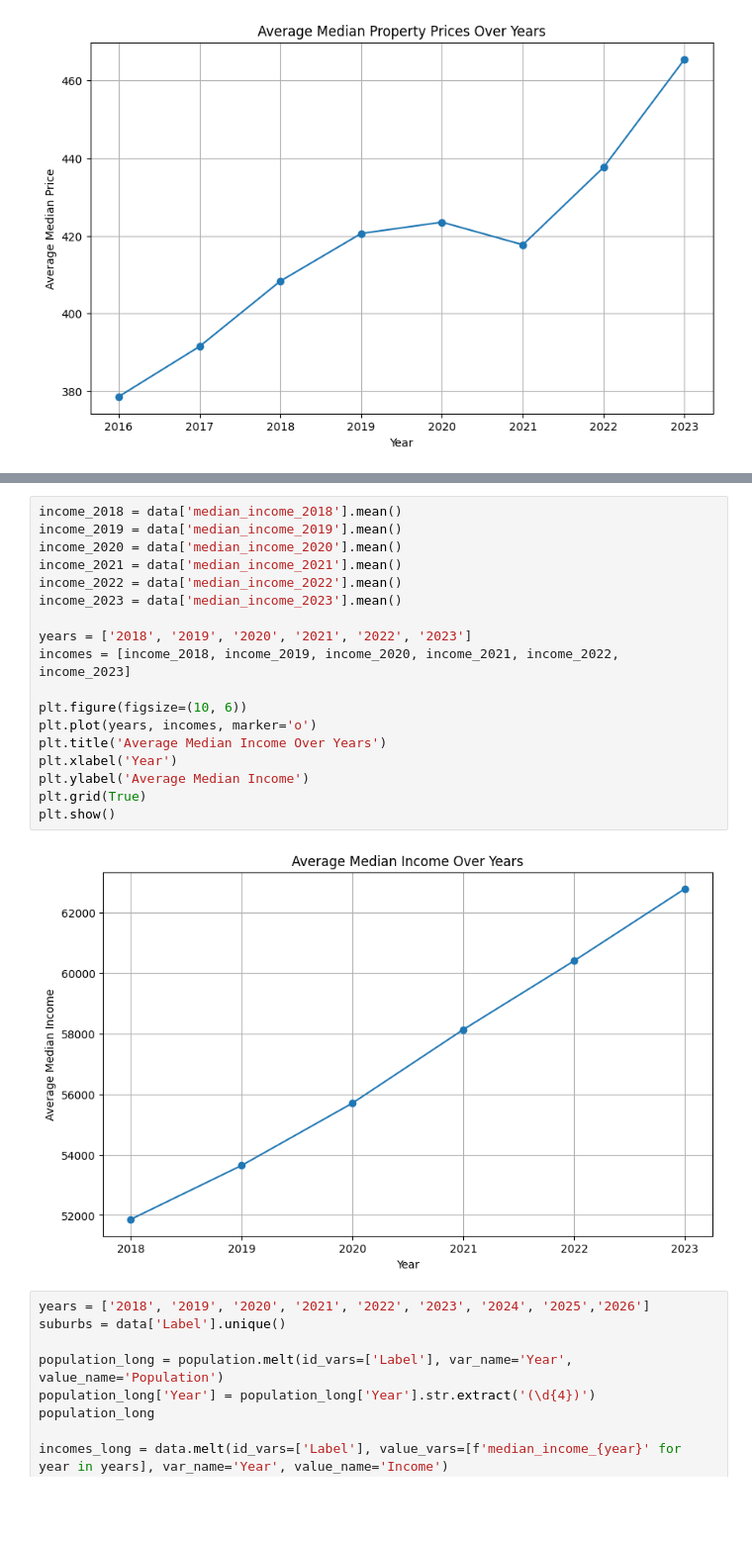
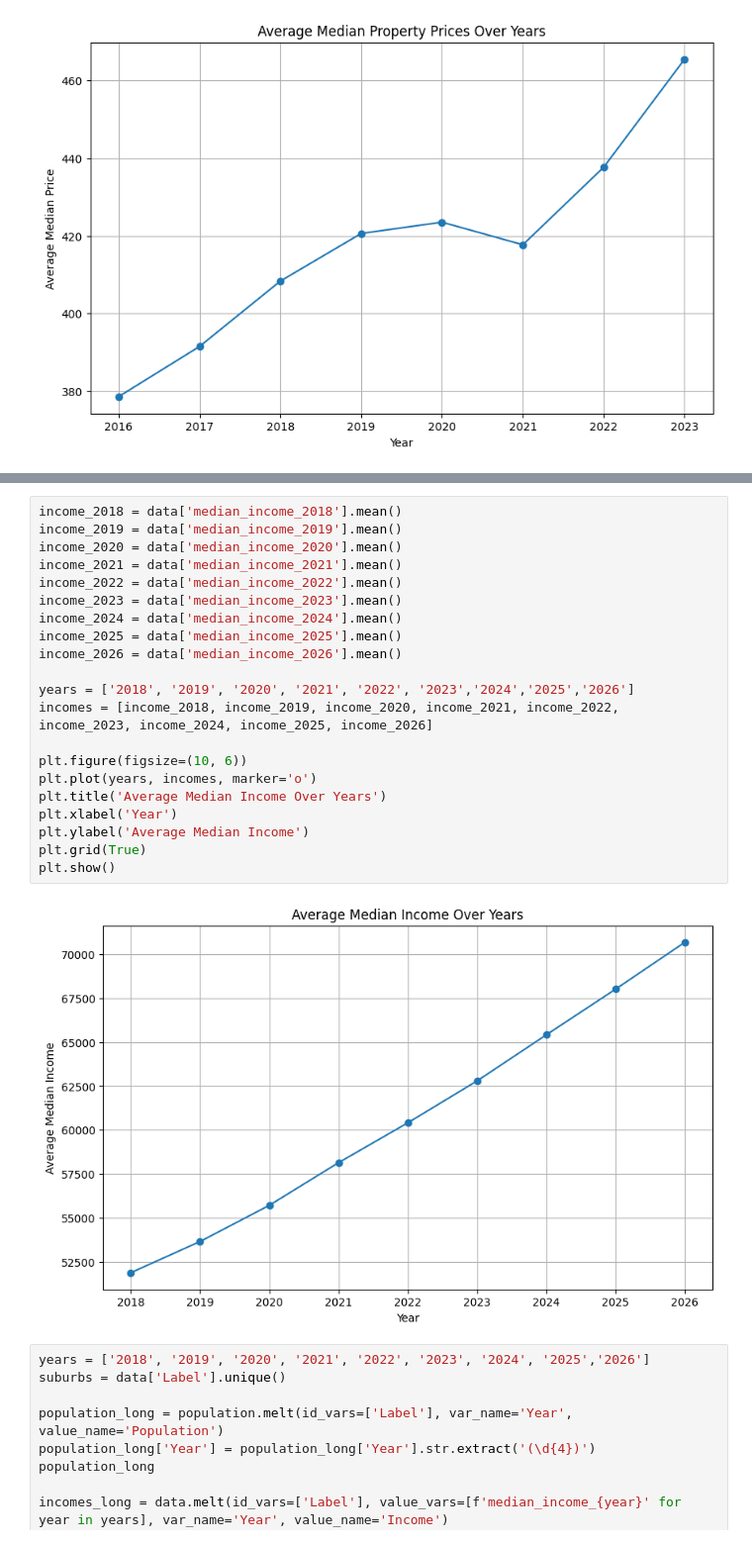
Before and after one commit to MAST30034-AppliedDataScience/project-2-group-real-estate-hexosergeantchelelebratebonitz, a Jupyter notebook: notebooks/Can/Modelling.ipynb, the cells around one changed output, grey strips where cells are left out. Shown: that part at 99% size. Drawn from its saved outputs; the diff is of its cells as text; blank space fills up the shorter version.

```diff
--- a/notebooks/Can/Modelling.ipynb
+++ b/notebooks/Can/Modelling.ipynb
@@ -156,23 +159,26 @@ plt.show()
 # %%
 income_2018 = data['median_income_2018'].mean()
 income_2019 = data['median_income_2019'].mean()
 income_2020 = data['median_income_2020'].mean()
 income_2021 = data['median_income_2021'].mean()
 income_2022 = data['median_income_2022'].mean()
 income_2023 = data['median_income_2023'].mean()
+income_2024 = data['median_income_2024'].mean()
+income_2025 = data['median_income_2025'].mean()
+income_2026 = data['median_income_2026'].mean()
 
-years = ['2018', '2019', '2020', '2021', '2022', '2023']
-incomes = [income_2018, income_2019, income_2020, income_2021, income_2022, income_2023]
+years = ['2018', '2019', '2020', '2021', '2022', '2023','2024','2025','2026']
+incomes = [income_2018, income_2019, income_2020, income_2021, income_2022, income_2023, income_2024, income_2025, income_2026]
 
 plt.figure(figsize=(10, 6))
 plt.plot(years, incomes, marker='o')
 plt.title('Average Median Income Over Years')
 plt.xlabel('Year')
 plt.ylabel('Average Median Income')
 plt.grid(True)
 plt.show()
 # %% [output]
-[figure, old version]
+[figure, new version]
 # %%
 years = ['2018', '2019', '2020', '2021', '2022', '2023', '2024', '2025','2026']
 suburbs = data['Label'].unique()
```
Also changed, not shown: parts of 14 cells of this notebook.
